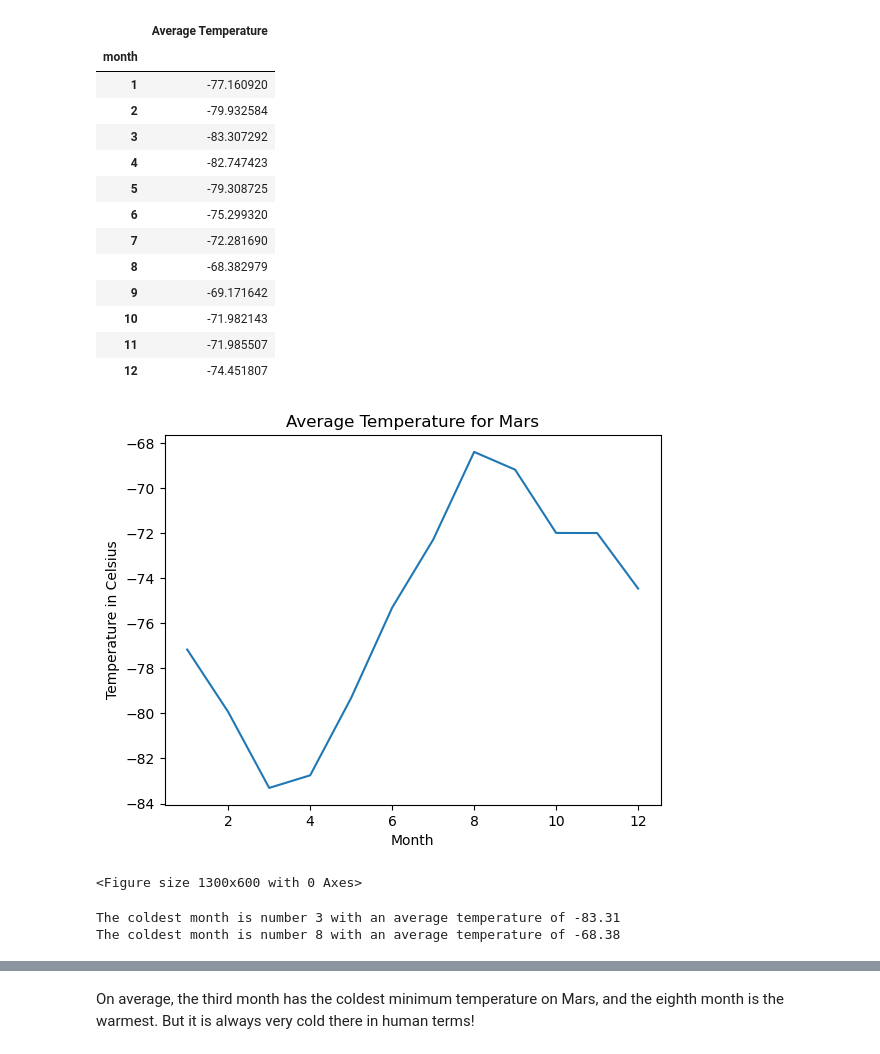
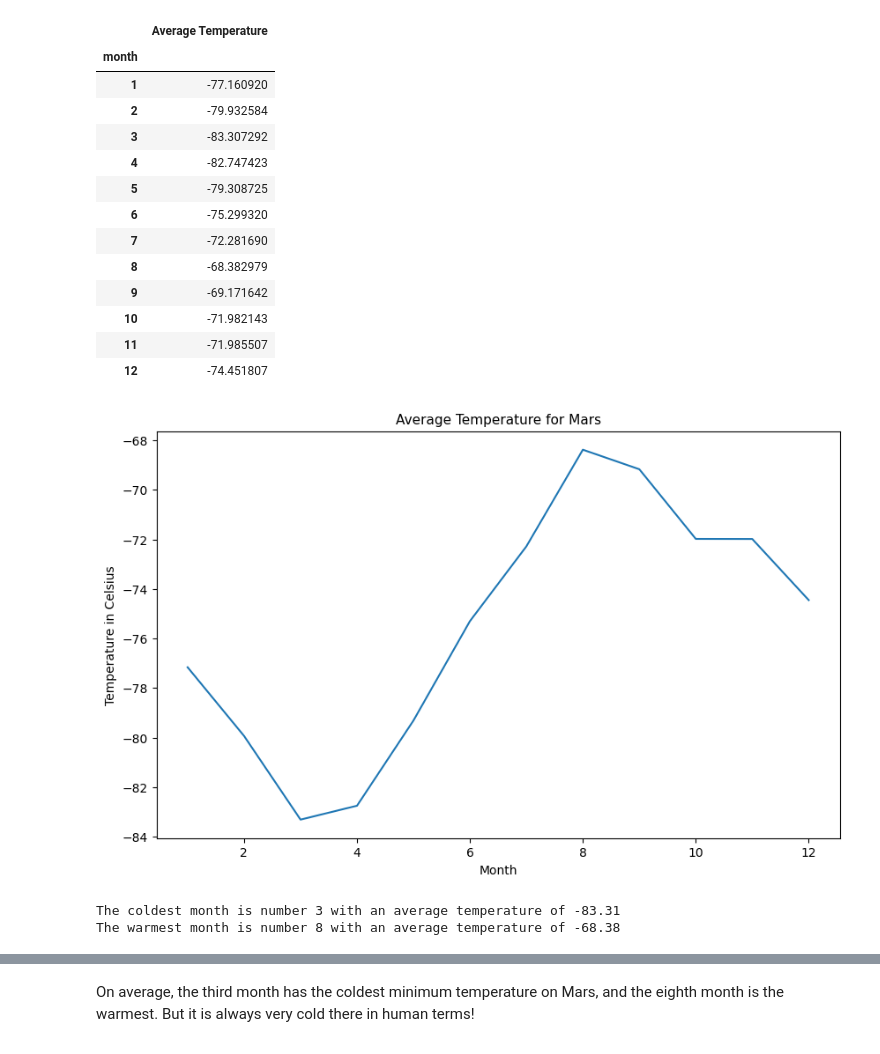
Before and after one commit to Clauym/data-collection, a Jupyter notebook: part_2_mars_weather.ipynb, the cells around one changed output, grey strips where cells are left out. Cells and saved outputs as stored; diff of their text form; code cells hidden in the pictures.

```diff
--- a/part_2_mars_weather.ipynb
+++ b/part_2_mars_weather.ipynb
@@ -76,10 +76,10 @@ rows=table.find_all('tr', class_="data-row") #.find_all('tr') #then list ... if
 #Store the data
 for row in rows:
    data_list=[]
-   data=row.find_all('td')
-   for dat in data:
-      element_txt=dat.text.strip()
-      data_list.append(element_txt)
+   facts=row.find_all('td')
+   for fact in facts:
+      data_txt=fact.text.strip()
+      data_list.append(data_txt)
    weather.append(data_list)
 
 print(weather)
@@ -193,35 +193,31 @@ avg_temp_df
 | 10 | -71.982143 |
 | 11 | -71.985507 |
 | 12 | -74.451807 |
-# %%
-# Plot the average temperature by month
-temp_graph=plt.plot(avg_temp_df)
-plt.title('Average Temperature for Mars')
-plt.xlabel('Month')
-plt.ylabel('Temperature in Celsius')
-plt.figure(figsize=(13,6))
-
-# Save the figure
-plt.savefig("Output/Mars_temp.png")
-
-# Show plot
-plt.show()
-# %% [output]
-[figure, removed]
-<Figure size 1300x600 with 0 Axes>
+# %%
+# Plot the average temperature by month
+temperatures=avg_temp_df.plot(kind='line',figsize=(10,6), legend=False)
+temperatures.set_xlabel("Month", fontsize=10)
+temperatures.set_ylabel("Temperature in Celsius",fontsize=10)
+temperatures.set_title("Average Temperature for Mars",fontsize=11)
+plt.savefig("Output/Mars_temp.png");
+# %% [output]
+[figure, added]
 # %%
 # Identify the coldest and hottest months in Curiosity's location
+#Calculate the extreme temperatures
 coldest_temp=avg_temp_df['Average Temperature'].min()
 warmest_temp=avg_temp_df['Average Temperature'].max()
+
+#Search in the index for the month number
 coldest=avg_temp_df.index[avg_temp_df['Average Temperature']==coldest_temp].tolist()[0]
-warmest=avg_temp_df.index[avg_temp_df['Average Temperature']==hottest_temp].tolist()[0]
+warmest=avg_temp_df.index[avg_temp_df['Average Temperature']==warmest_temp].tolist()[0]
 
 #Print the coldest and hottest months in Mars
 print(f"The coldest month is number {coldest} with an average temperature of {round(coldest_temp,2)}")
 print(f"The warmest month is number {warmest} with an average temperature of {round(warmest_temp,2)}")
 # %% [output]
 The coldest month is number 3 with an average temperature of -83.31
-The coldest month is number 8 with an average temperature of -68.38
+The warmest month is number 8 with an average temperature of -68.38
 # %%
 # 4. Average pressure by Martian month
 average_pressure_by_month=mars_df.groupby(["month"]).mean()["pressure"]
```
Also changed, not shown: parts of 8 cells of this notebook, 8 other files.
